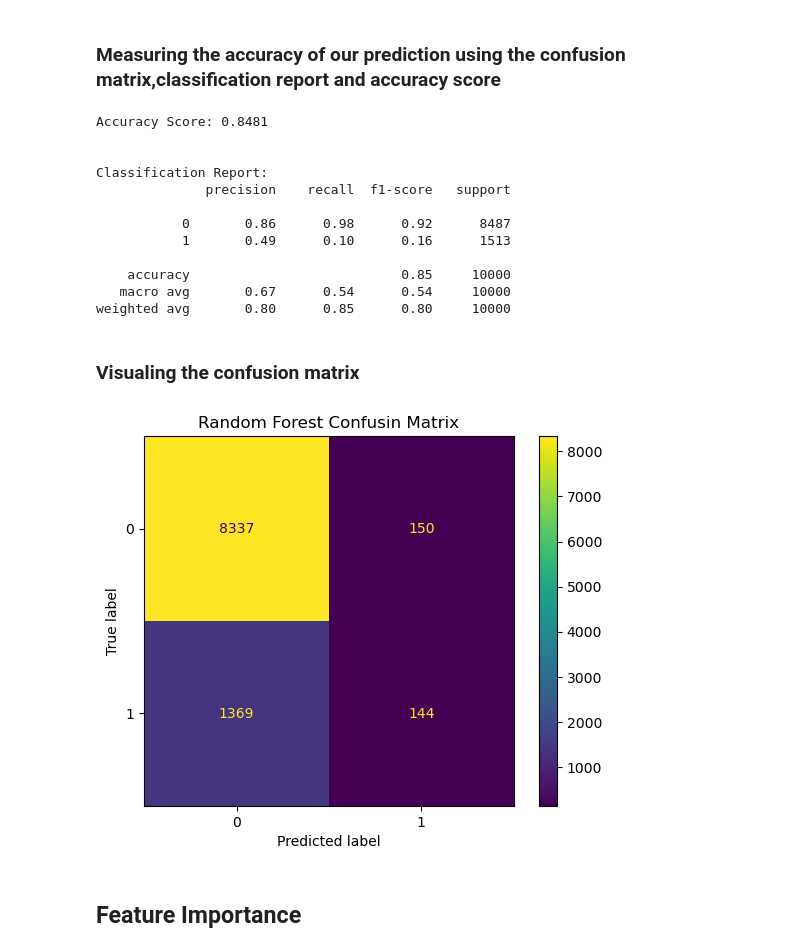
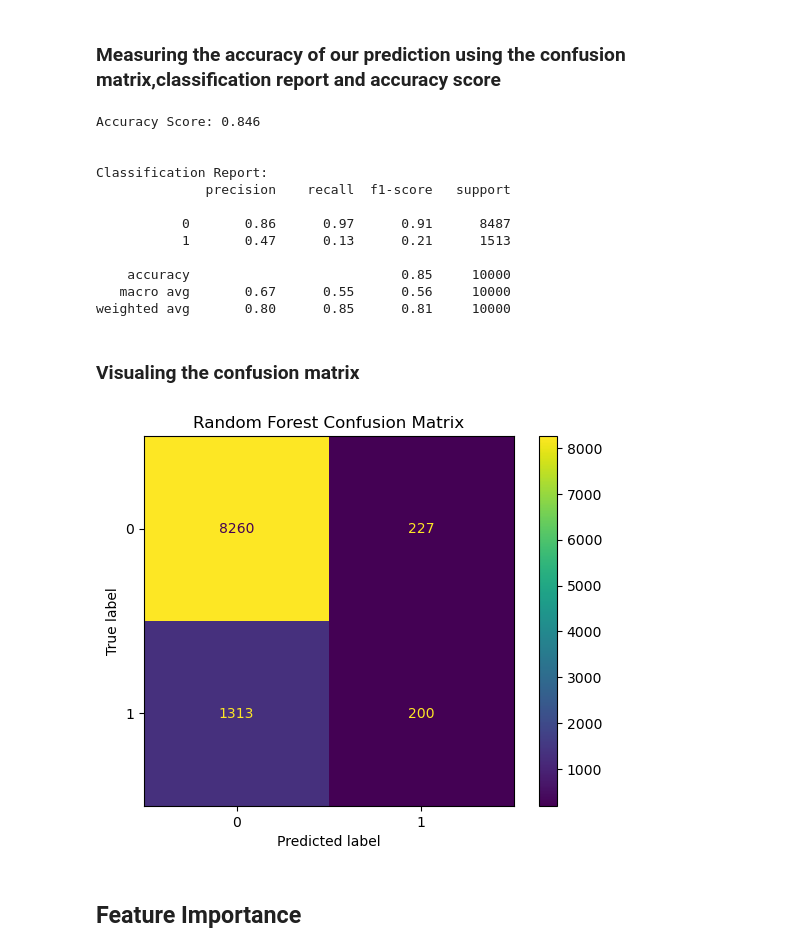
Before and after one commit to EmmanuelKusi23/Britist-Airways-likelyhood-of-Patronage, a Jupyter notebook: British airways likey patronage by customers(1).ipynb, the cells around one changed output. Drawn from its saved outputs; the diff is of its cells as text; code cells hidden in the pictures.

```diff
--- a/British airways likey patronage by customers(1).ipynb
+++ b/British airways likey patronage by customers(1).ipynb
@@ -272,6 +273,6 @@ Data for testing (10000, 1760)
 ## Training the Random Regression model on the Training set
 # %%
 from sklearn.ensemble import RandomForestClassifier
-classifier = RandomForestClassifier(n_estimators = 10, random_state = 0)
+classifier = RandomForestClassifier(n_estimators = 10, random_state = 0,class_weight='balanced')
 classifier.fit(X_train, y_train)
 # %% [output]
@@ -297,26 +298,26 @@ class_report = classification_report(y_test, y_pred)
 print('Classification Report:')
 print(class_report)
 # %% [output]
-Accuracy Score: 0.8481
+Accuracy Score: 0.846
 
 
 Classification Report:
               precision    recall  f1-score   support
 
-           0       0.86      0.98      0.92      8487
-           1       0.49      0.10      0.16      1513
+           0       0.86      0.97      0.91      8487
+           1       0.47      0.13      0.21      1513
 
     accuracy                           0.85     10000
-   macro avg       0.67      0.54      0.54     10000
-weighted avg       0.80      0.85      0.80     10000
+   macro avg       0.67      0.55      0.56     10000
+weighted avg       0.80      0.85      0.81     10000
 # %% [markdown]
 ### Visualing the confusion matrix
 # %%
 disp=ConfusionMatrixDisplay(confusion_matrix=cm,display_labels=classifier.classes_)
 disp.plot()
-plt.title('Random Forest Confusin Matrix')
+plt.title('Random Forest Confusion Matrix')
 plt.show()
 # %% [output]
-[figure, old version]
+[figure, new version]
 # %% [markdown]
 ## Feature Importance
```
Also changed, not shown: parts of 4 cells of this notebook.
